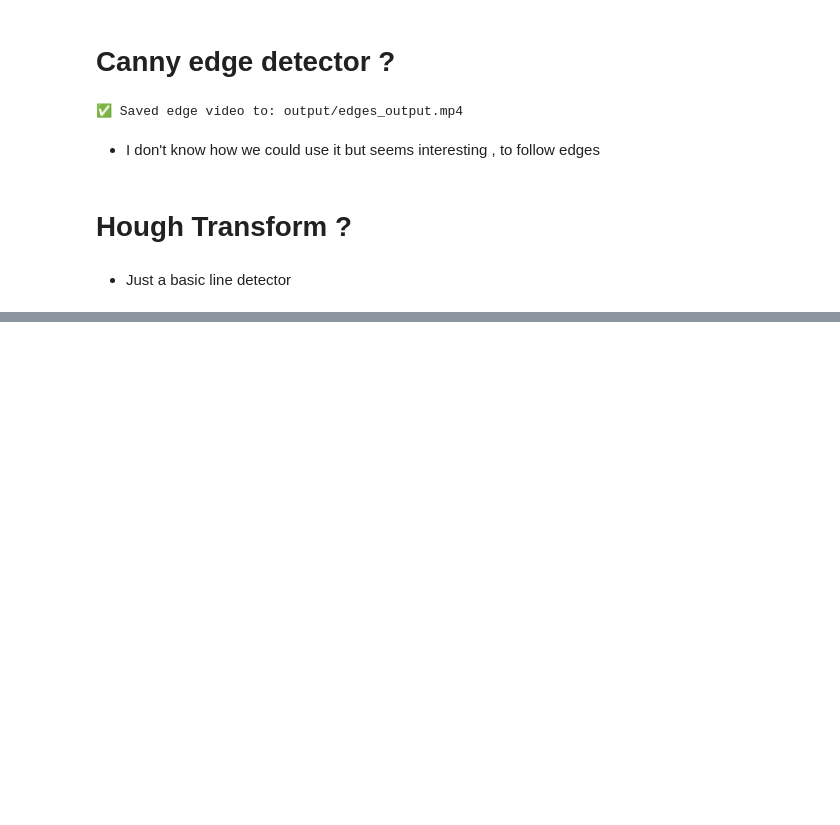
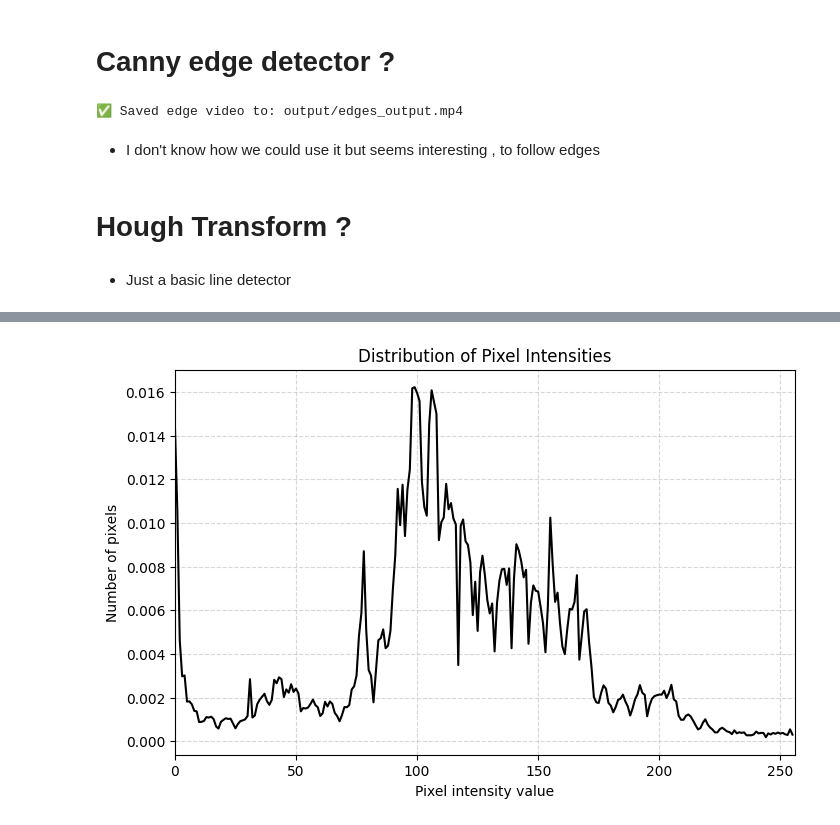
Before and after one commit to Thopag/Computer_Vision, a Jupyter notebook: Prototyping/Preprocessing.ipynb, the cells around one changed output, grey strips where cells are left out. Saved outputs shown, nothing was run; the diff lists cells and outputs as text; code cells hidden in the pictures; blank space fills up the shorter version.

```diff
--- a/Prototyping/Preprocessing.ipynb
+++ b/Prototyping/Preprocessing.ipynb
@@ -193,0 +219,24 @@ print("✅ Saved edge video to:", output_path)
+# %%
+import cv2
+import numpy as np
+import matplotlib.pyplot as plt
+
+# --- Load your image ---
+img = cv2.imread('oneFrame.png')  # or a frame from your video
+gray = cv2.cvtColor(img, cv2.COLOR_BGR2GRAY)
+
+# --- Compute histogram ---
+hist = cv2.calcHist([gray], [0], None, [256], [0, 256])
+hist = hist / hist.sum()  # Normalize
+
+# --- Plot the distribution ---
+plt.figure(figsize=(8, 5))
+plt.title('Distribution of Pixel Intensities')
+plt.xlabel('Pixel intensity value')
+plt.ylabel('Number of pixels')
+plt.plot(hist, color='black')
+plt.xlim([0, 256])
+plt.grid(True, linestyle='--', alpha=0.5)
+plt.show()
+# %% [output]
+[figure, added]
```
Also changed, not shown: parts of 6 cells of this notebook, 2 other files.
